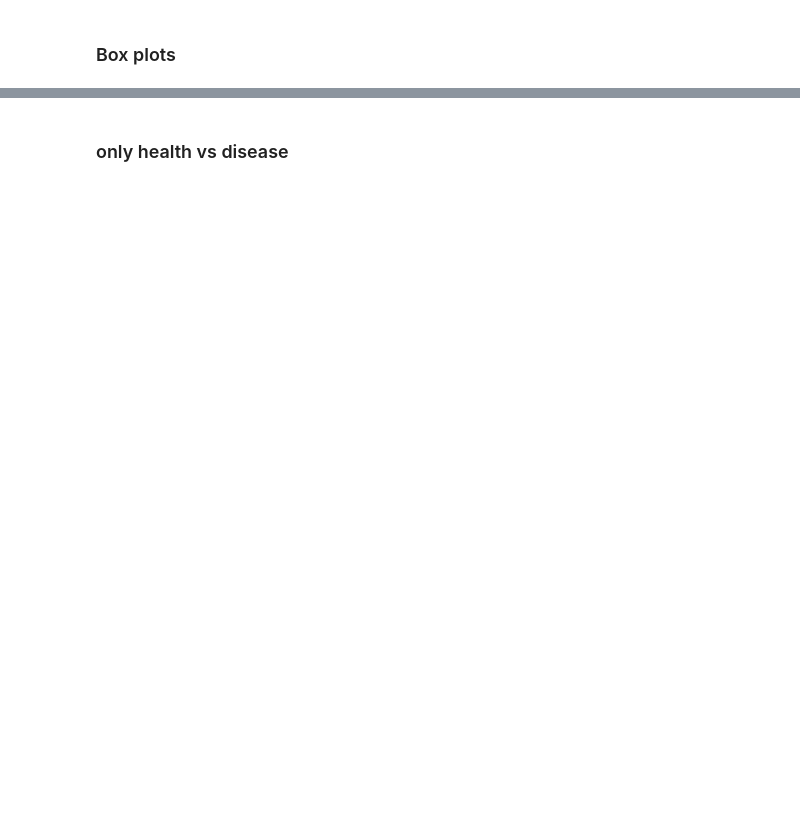
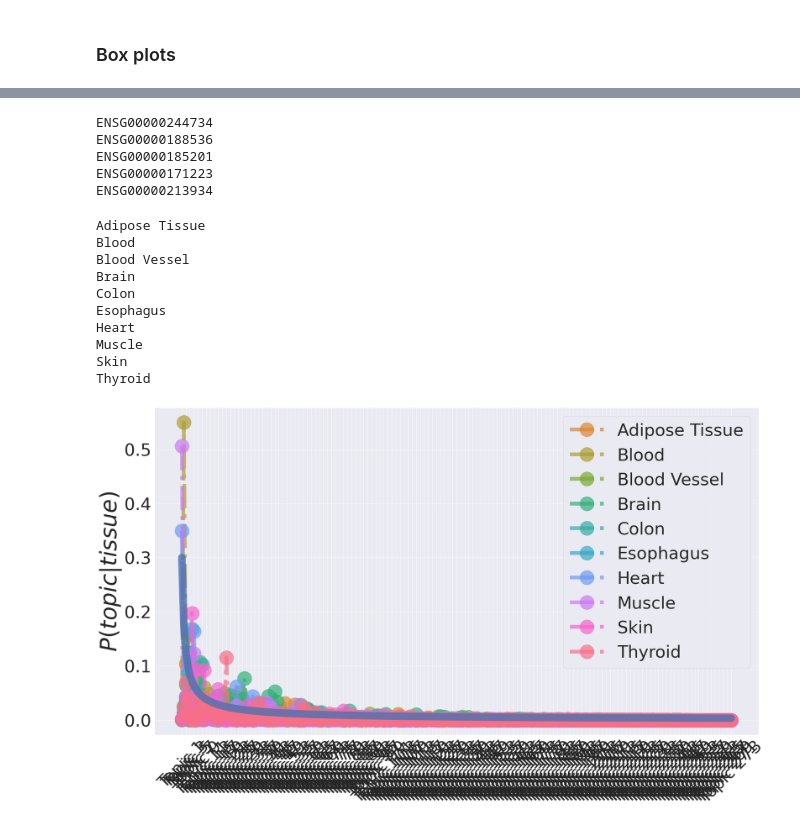
Before and after one commit to fvalle1/topics, a Jupyter notebook: hSBM_topic-dist.ipynb, the cells around one changed output, grey strips where cells are left out. Drawn from its saved outputs; the diff is of its cells as text; code cells hidden in the pictures; blank space fills up the shorter version.

```diff
--- a/hSBM_topic-dist.ipynb
+++ b/hSBM_topic-dist.ipynb
@@ -54,6 +49,0 @@ makeTopicPie(datatotest, L, ['primary_site','secondary_site'])
-# %%
-df_file=pd.read_csv("files.dat", index_col=[0])
-samples = []
-for sample in df['doc']:
-    if 'Lung' in get_gtex_tissue(sample)['primary_site']:
-        samples.append(sample)
@@ -199,4 +146,14 @@ for g in df_single_topic[df_single_topic>df_single_topic[df_single_topic>0].quan
+# %%
+for g in pd.read_csv("%s/%s_level_%d_topics.csv"%(algorithm,algorithm,2))["Topic 254"].dropna():
+    print(g[:15])
+# %% [output]
+ENSG00000244734
+ENSG00000188536
+ENSG00000185201
+ENSG00000171223
+ENSG00000213934
 # %%
+l=2
 df_topics = pd.read_csv("%s/%s_level_%d_topic-dist.csv"%(algorithm, algorithm,l))
 df_topics.drop('i_doc', axis=1, inplace=True)
 df_topics.set_index('doc', inplace=True)
@@ -213,35 +170,50 @@ for tissue in np.sort(df_topics['tissue'].unique()):
     print(tissue)
     marker, c, ls = get_tissue_style(tissue)
     try:
-        df_topics[df_topics['tissue']==tissue].mean(axis=0).plot(ls=ls,marker=marker, lw=10, ms=75, alpha=0.7, ax=ax, label=tissue, c=network_lut[tissue])
+        ax.plot(np.arange(1, df_topics.shape[1],step=1), df_topics[df_topics['tissue']==tissue].mean(axis=0), ls=ls,marker=marker, lw=10, ms=75, alpha=0.7,label=tissue, c=network_lut[tissue])
     except:
         print(*sys.exc_info())
 ax.set_ylabel("$P(topic | tissue)$", fontsize=60)
 #plt.xscale('log')
 #plt.yscale('log')
 
-ax.set_xticks(np.arange(0, df_topics.shape[1],step=2))
+if algorithm == "topsbm":
+    ax.plot(np.arange(1, df_topics.shape[1],step=1),[0.3*i**-0.8 for i in np.arange(1, df_topics.shape[1],step=1)], lw=20, alpha=0.8)
+
+ax.set_xticks(np.arange(1, df_topics.shape[1],step=2))
 ax.set_xticklabels(df_topics.columns[:-1:2], rotation=45)
 ax.tick_params(labelsize=45)
 
 if log:
     ax.set_xscale("log")
     ax.set_yscale("log")
     ax.set_xticks(np.arange(1, df_topics.shape[1],step=1))
     ax.set_xticklabels(df_topics.columns[:-1], rotation=75)
     ax.tick_params(labelsize=40)
-    ax.set_xlim(0,df_topics.shape[1])
+    ax.set_xlim(1,df_topics.shape[1])
 
 
 # Shrink current axis by 20%
 #box = ax.get_position()
 #ax.set_position([box.x0, box.y0, box.width * 0.8, box.height])
 
 # Put a legend to the right of the current axis
 #ax.legend(fontsize=25, ncol=1, loc='center left', bbox_to_anchor=(1, 0.5))
 ax.legend(fontsize=45, ncol=1, loc='best')
 
 
 plt.tight_layout()
 plt.show()
 fig.savefig("%s/lifeplot_level%d%s.pdf"%(algorithm,l,"_log" if log else ""))
+# %% [output]
+Adipose Tissue
+Blood
+Blood Vessel
+Brain
+Colon
+Esophagus
+Heart
+Muscle
+Skin
+Thyroid
+[figure, added]
@@ -259,2 +219,0 @@ df_topic_list = pd.read_csv("%s/%s_level_%d_topics.csv"%(algorithm,algorithm,l))
-# %% [markdown]
-### only health vs disease
```
Also changed, not shown: parts of 42 cells of this notebook, 3 other files.
